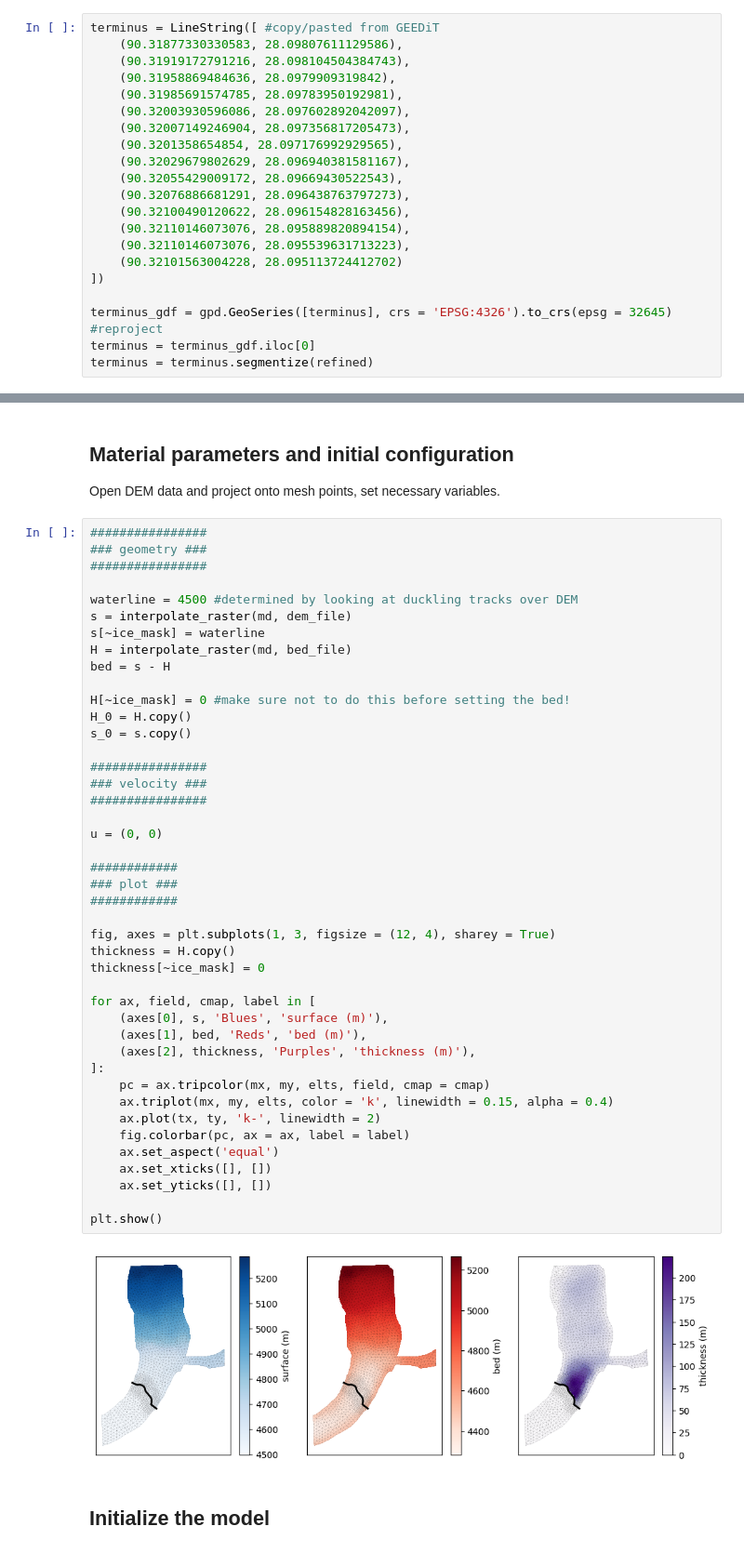
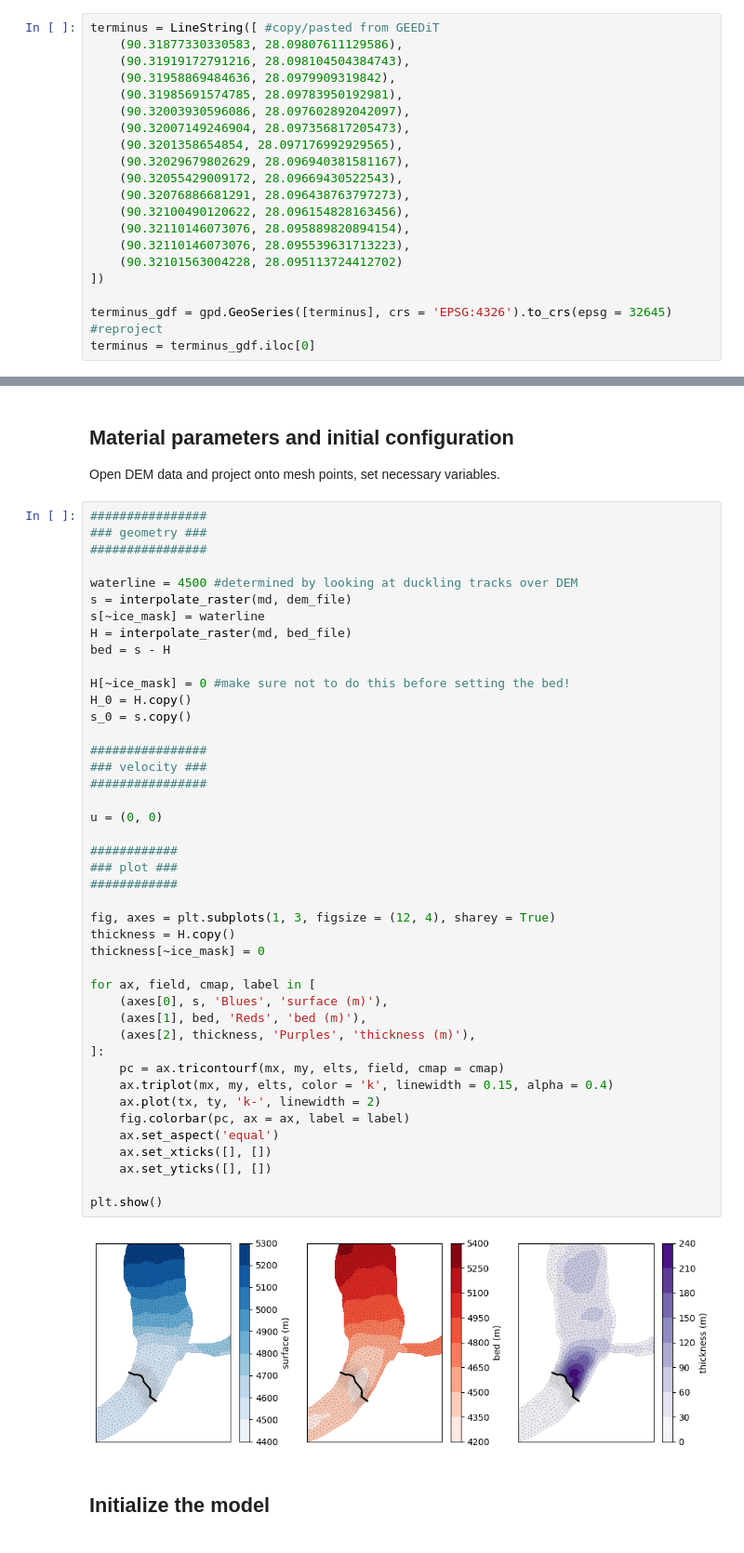
Before and after one commit to chrismiele/glimmer, a Jupyter notebook: issm/luggye_HO_model.ipynb, the cells around one changed output, grey strips where cells are left out. Shown at 93% size. Drawn from its saved outputs; the diff is of its cells as text.

```diff
--- a/issm/luggye_HO_model.ipynb
+++ b/issm/luggye_HO_model.ipynb
@@ -87,7 +79,6 @@ terminus = LineString([ #copy/pasted from GEEDiT
 
 terminus_gdf = gpd.GeoSeries([terminus], crs = 'EPSG:4326').to_crs(epsg = 32645) #reproject
 terminus = terminus_gdf.iloc[0]
-terminus = terminus.segmentize(refined)
 # %%
 mx, my = md.mesh.x, md.mesh.y
 elts = md.mesh.elements - 1
@@ -260,35 +251,35 @@ H_0 = H.copy()
 s_0 = s.copy()
 
 ################
 ### velocity ###
 ################
 
 u = (0, 0)
 
 ############
 ### plot ###
 ############
 
 fig, axes = plt.subplots(1, 3, figsize = (12, 4), sharey = True)
 thickness = H.copy()
 thickness[~ice_mask] = 0
 
 for ax, field, cmap, label in [
     (axes[0], s, 'Blues', 'surface (m)'),
     (axes[1], bed, 'Reds', 'bed (m)'),
     (axes[2], thickness, 'Purples', 'thickness (m)'),
 ]:
-    pc = ax.tripcolor(mx, my, elts, field, cmap = cmap)
+    pc = ax.tricontourf(mx, my, elts, field, cmap = cmap)
     ax.triplot(mx, my, elts, color = 'k', linewidth = 0.15, alpha = 0.4)
     ax.plot(tx, ty, 'k-', linewidth = 2)
     fig.colorbar(pc, ax = ax, label = label)
     ax.set_aspect('equal')
     ax.set_xticks([], [])
     ax.set_yticks([], [])
 
 plt.show()
 # %% [output]
-[figure, old version]
+[figure, new version]
 # %% [markdown]
 ## Initialize the model
 # %%
```
Also changed, not shown: parts of 10 cells of this notebook, 1 other file.
